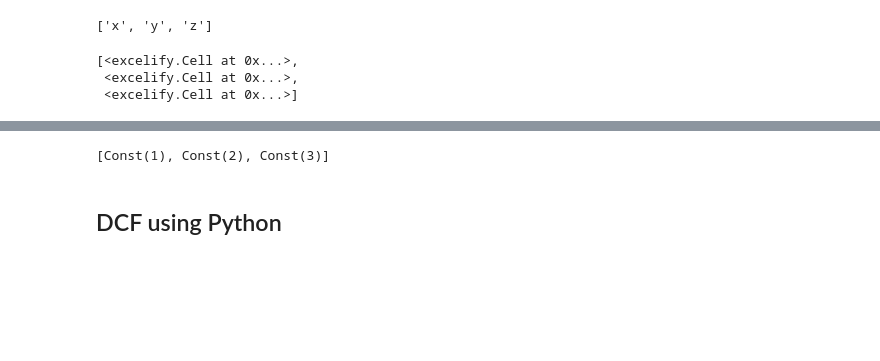
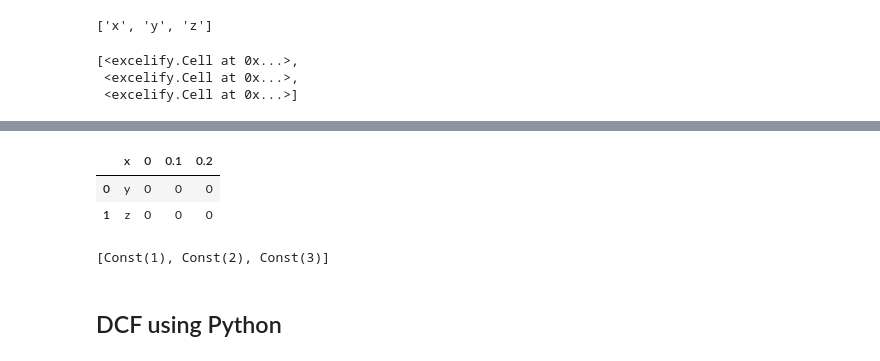
Before and after one commit to yjhan96/excelify, a Jupyter notebook: experiments/scratch.ipynb, the cells around one changed output, grey strips where cells are left out. Cells and saved outputs as stored; diff of their text form; code cells hidden in the pictures; blank space fills up the shorter version.

```diff
--- a/experiments/scratch.ipynb
+++ b/experiments/scratch.ipynb
@@ -47,3 +60,9 @@ df.write_excel("example.xlsx")
+# %%
+df
+# %% [output]
+|  | x | 0 | 0.1 | 0.2 |
+| 0 | y | 0 | 0 | 0 |
+| 1 | z | 0 | 0 | 0 |
 # %%
 df["x"]
 # %% [output]
```
Also changed, not shown: parts of 7 cells of this notebook, 5 other files.
